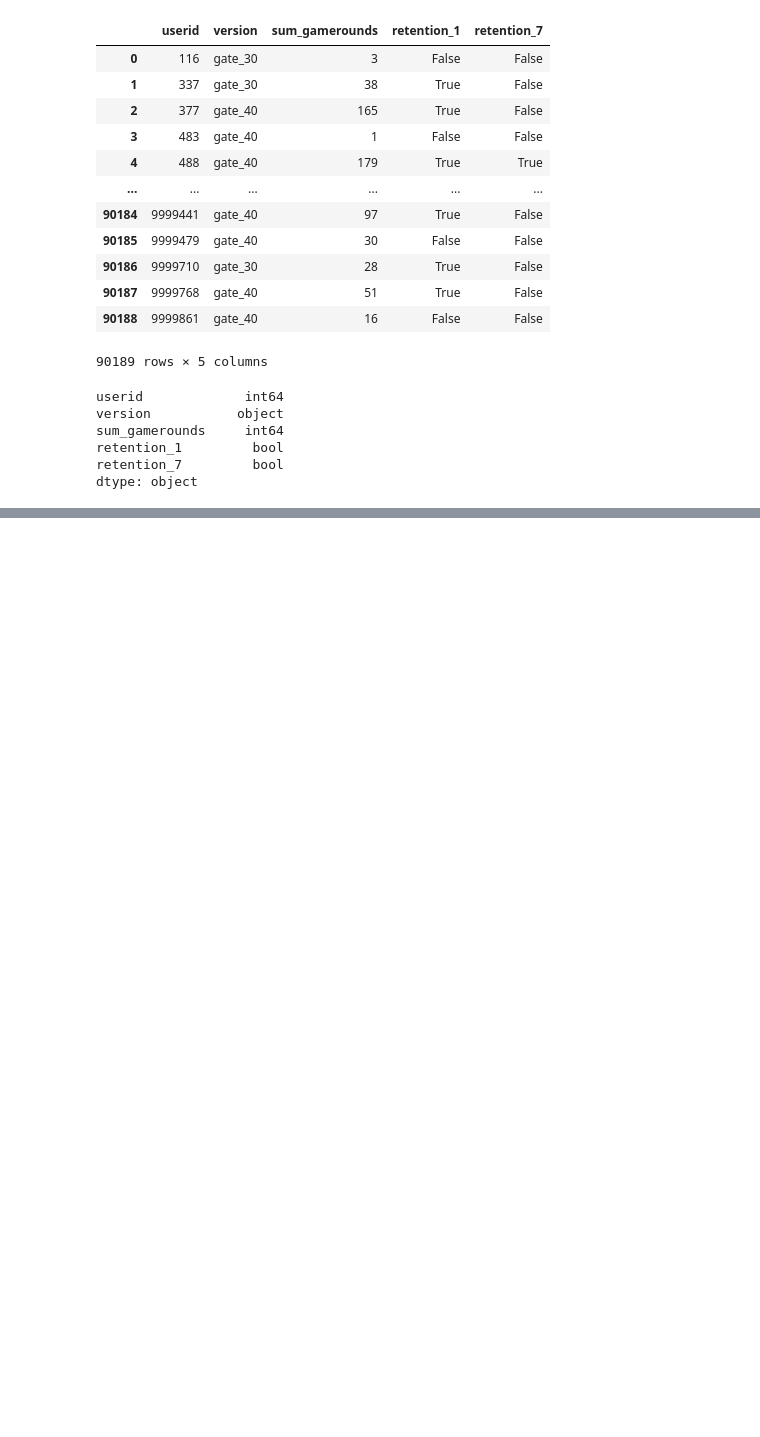
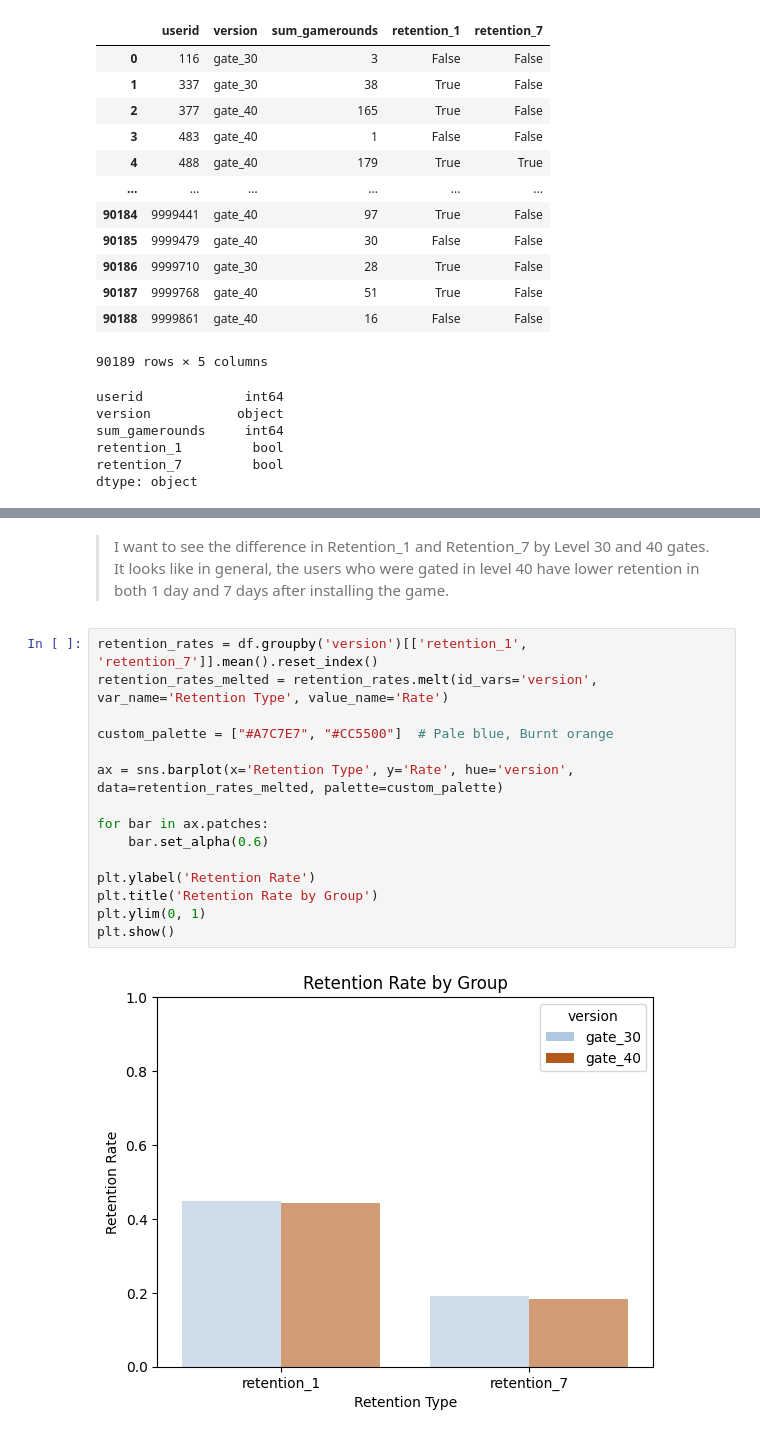
Before and after one commit to connorthornhill9/AB-Testing---Cookie-Cats, a Jupyter notebook: Scripts/AB Testing Notebook.ipynb, the cells around one changed output, grey strips where cells are left out. Saved outputs shown, nothing was run; the diff lists cells and outputs as text; blank space fills up the shorter version.

```diff
--- a/Scripts/AB Testing Notebook.ipynb
+++ b/Scripts/AB Testing Notebook.ipynb
@@ -62,0 +96,19 @@ df.groupby('version').count()
+# %% [markdown]
+>I want to see the difference in Retention_1 and Retention_7 by Level 30 and 40 gates. It looks like in general, the users who were gated in level 40 have lower retention in both 1 day and 7 days after installing the game.
+# %%
+retention_rates = df.groupby('version')[['retention_1', 'retention_7']].mean().reset_index()
+retention_rates_melted = retention_rates.melt(id_vars='version', var_name='Retention Type', value_name='Rate')
+
+custom_palette = ["#A7C7E7", "#CC5500"]  # Pale blue, Burnt orange
+
+ax = sns.barplot(x='Retention Type', y='Rate', hue='version', data=retention_rates_melted, palette=custom_palette)
+
+for bar in ax.patches:
+    bar.set_alpha(0.6)
+
+plt.ylabel('Retention Rate')
+plt.title('Retention Rate by Group')
+plt.ylim(0, 1)
+plt.show()
+# %% [output]
+[figure, added]
```
Also changed, not shown: parts of 14 cells of this notebook.
